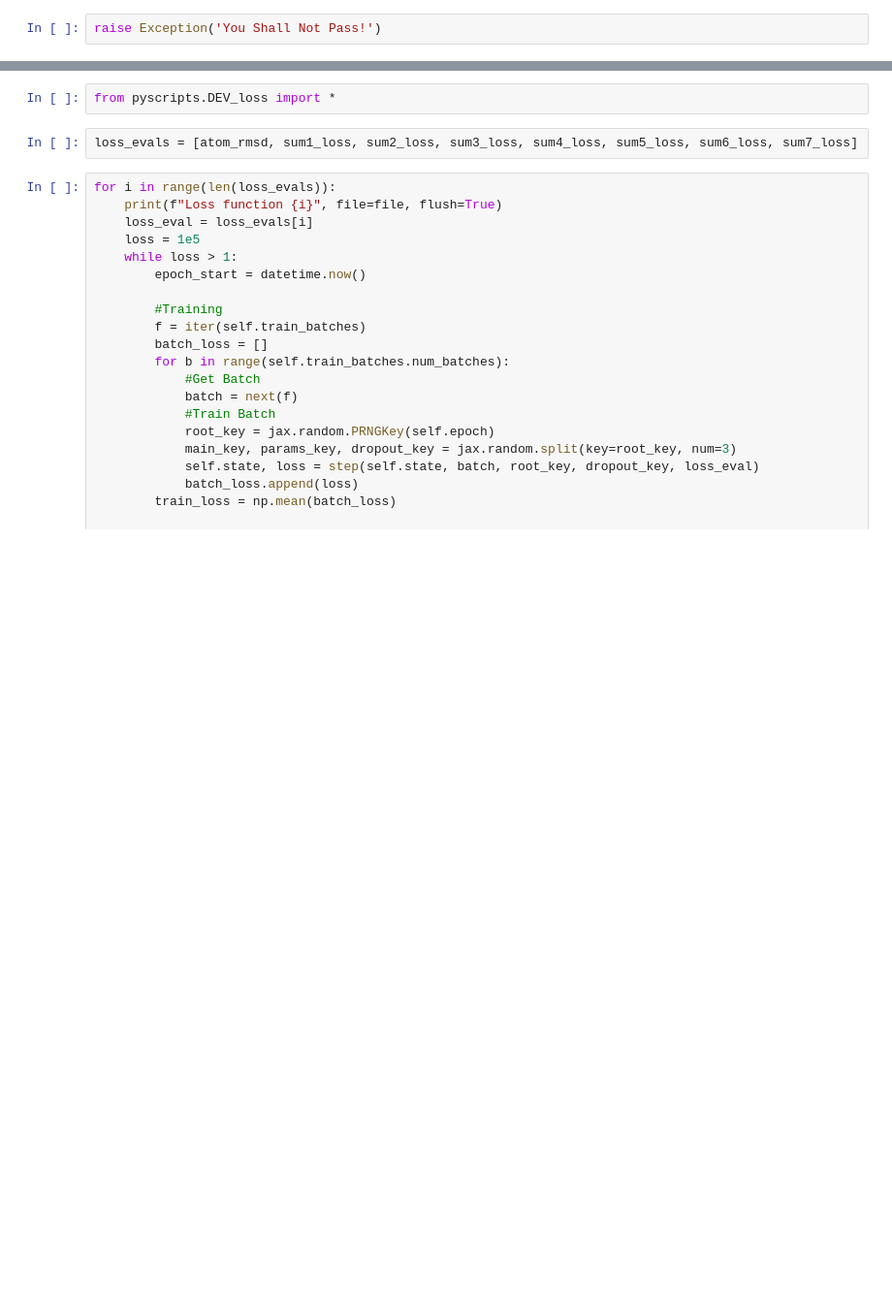
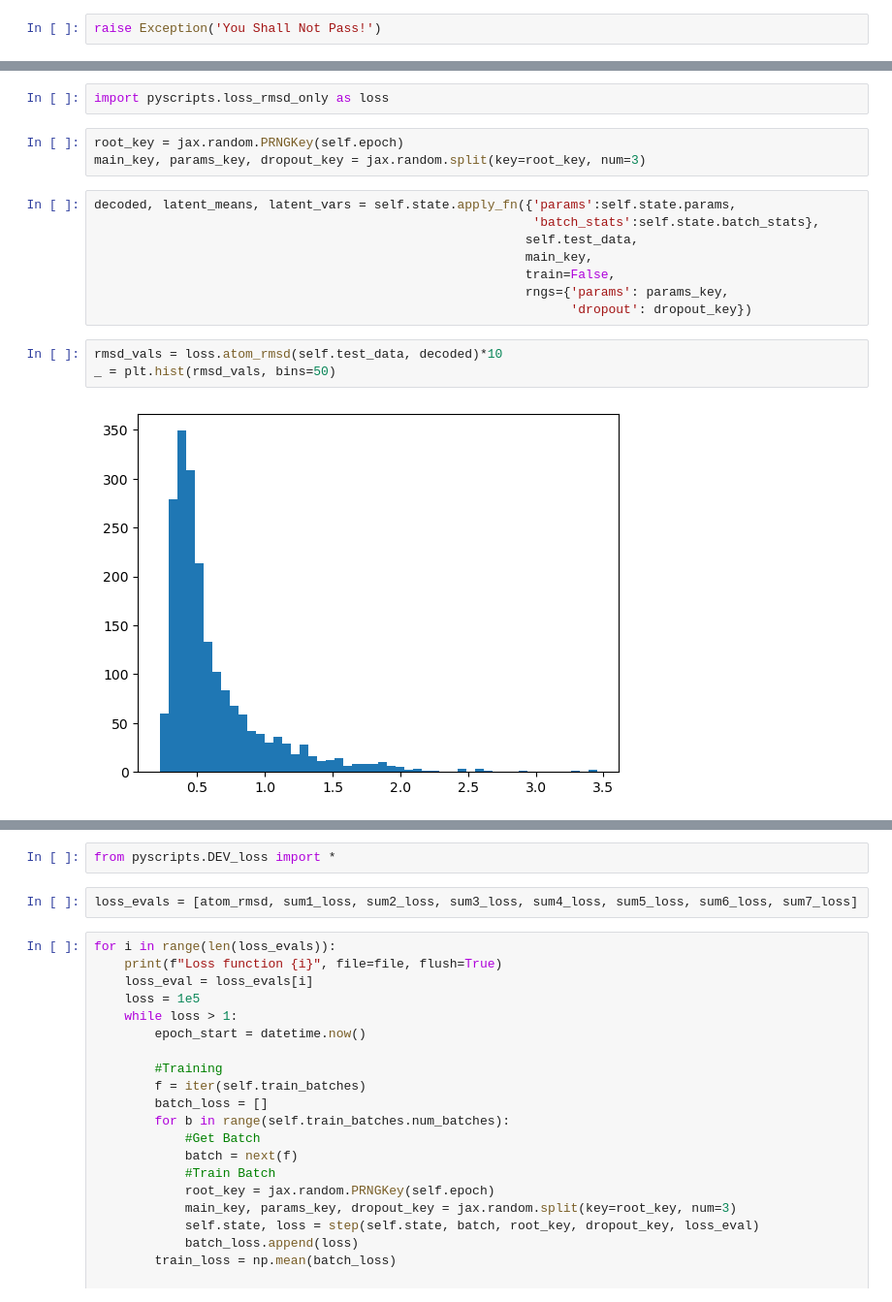
Before and after one commit to CCBatIIT/Deep-MMS, a Jupyter notebook: RUN.ipynb, the cells around one changed output, grey strips where cells are left out. Shown at 97% size. Drawn from its saved outputs; the diff is of its cells as text; blank space fills up the shorter version.

Commit message:
RMSD-only runs with new VAE model

```diff
--- a/RUN.ipynb
+++ b/RUN.ipynb
@@ -105,0 +160,18 @@ raise Exception('You Shall Not Pass!')
+# %%
+import pyscripts.loss_rmsd_only as loss
+# %%
+root_key = jax.random.PRNGKey(self.epoch)
+main_key, params_key, dropout_key = jax.random.split(key=root_key, num=3)
+# %%
+decoded, latent_means, latent_vars = self.state.apply_fn({'params':self.state.params,
+                                                          'batch_stats':self.state.batch_stats},
+                                                         self.test_data,
+                                                         main_key,
+                                                         train=False,
+                                                         rngs={'params': params_key,
+                                                               'dropout': dropout_key})
+# %%
+rmsd_vals = loss.atom_rmsd(self.test_data, decoded)*10
+_ = plt.hist(rmsd_vals, bins=50)
+# %% [output]
+[figure, added]
```
Also changed, not shown: parts of 9 cells of this notebook, 2 other files.
